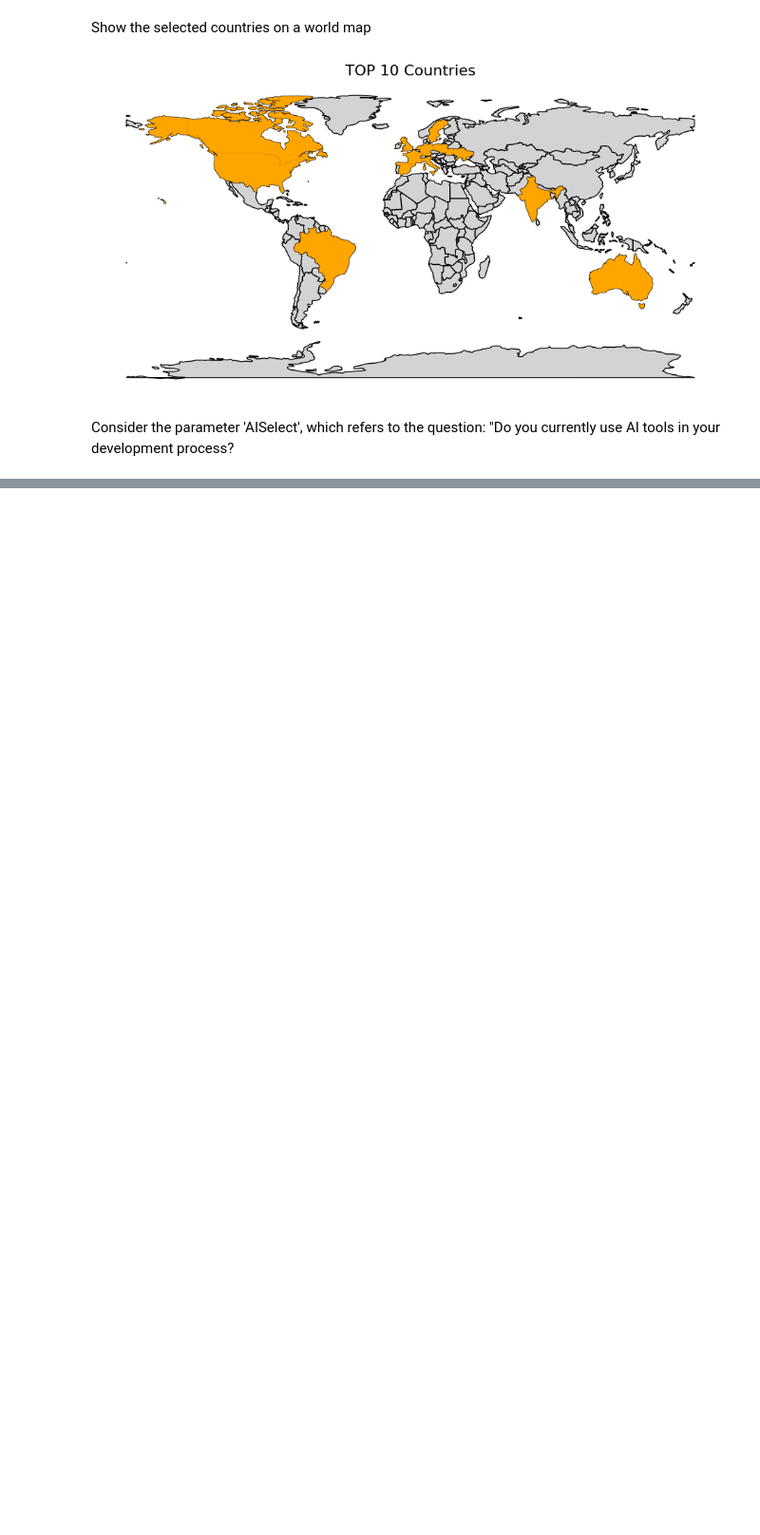
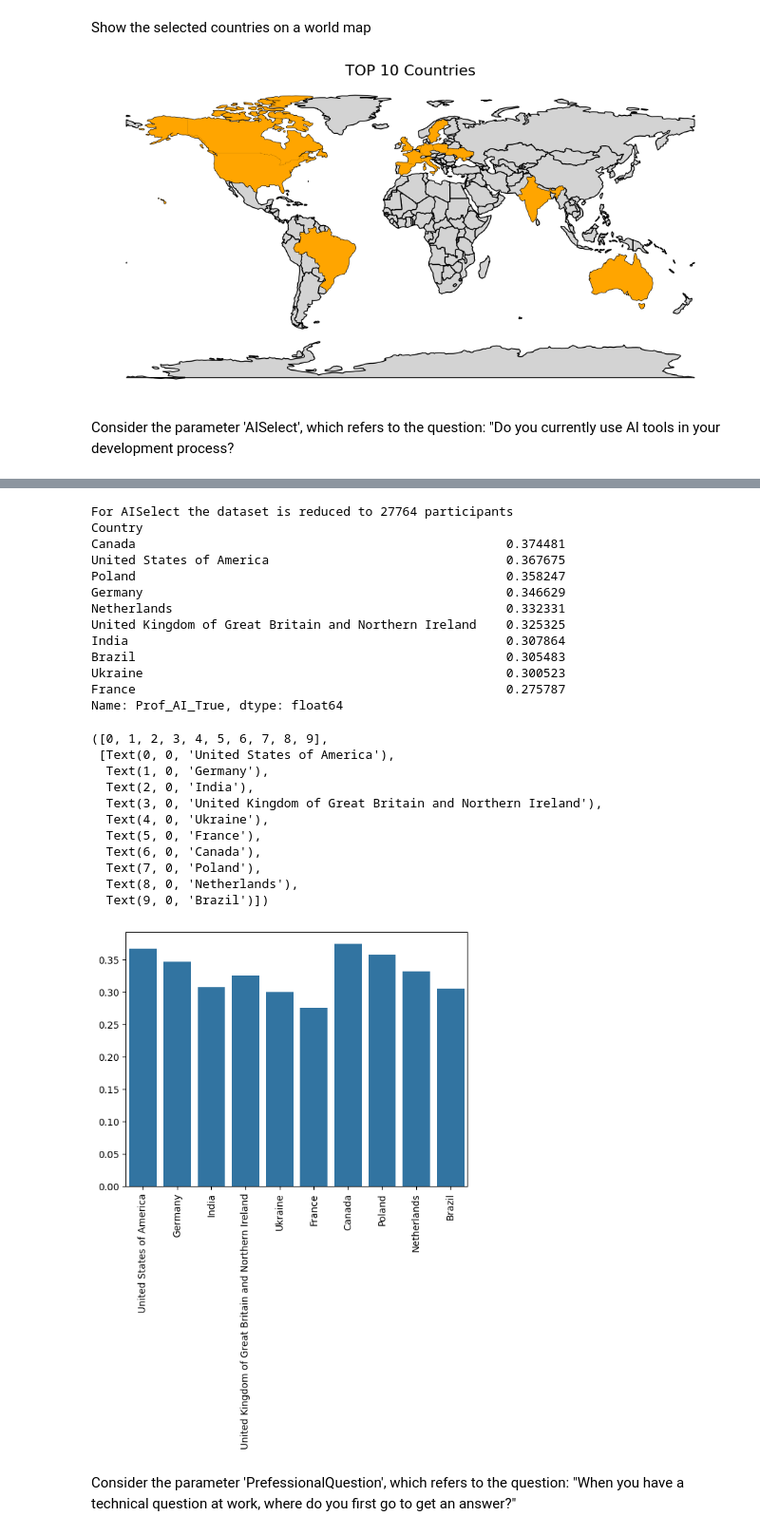
Before and after one commit to JuliaNBrucker/StackOverflow, a Jupyter notebook: StudyDataset.ipynb, the cells around one changed output, grey strips where cells are left out. Shown at 95% size. Drawn from its saved outputs; the diff is of its cells as text; code cells hidden in the pictures; blank space fills up the shorter version.

Commit message:
Add Abalysis ProfAI

```diff
--- a/StudyDataset.ipynb
+++ b/StudyDataset.ipynb
@@ -164,0 +209,44 @@ print(numeric_columns)
+# %%
+# closer look at the AI usage in Professional Tech in the top 10 countries
+subset_ProfessionalTech_AI = df[['Country','ProfessionalTech']].dropna(how='any')
+print("For ProfessionalTech_AIthe dataset is reduced to {} participants".format(len(subset_ProfessionalTech_AI)))
+
+subset_ProfessionalTech_AI_topx = subset_ProfessionalTech_AI.loc[subset_ProfessionalTech_AI['Country'].isin(considered_countries)].copy()
+subset_ProfessionalTech_AI_topx['ProfAI'] = subset_ProfessionalTech_AI_topx['ProfessionalTech'].apply(lambda x: 'AI-assisted technology tool' in x)
+subset_ProfessionalTech_AI_topx['ProfAI'].value_counts(normalize=True)
+
+subset_ProfessionalTech_AI_topx['Prof_AI_True'] = subset_ProfessionalTech_AI_topx['ProfAI'] == True
+result = subset_ProfessionalTech_AI_topx.groupby('Country')['Prof_AI_True'].mean().sort_values(ascending=False)
+print(result)
+
+values = [result[i] for i in considered_countries_order]
+sns.barplot(x=considered_countries_order, y=values)
+plt.xticks(rotation=90)
+# %% [output]
+For AISelect the dataset is reduced to 27764 participants
+Country
+Canada                                                  0.374481
+United States of America                                0.367675
+Poland                                                  0.358247
+Germany                                                 0.346629
+Netherlands                                             0.332331
+United Kingdom of Great Britain and Northern Ireland    0.325325
+India                                                   0.307864
+Brazil                                                  0.305483
+Ukraine                                                 0.300523
+France                                                  0.275787
+Name: Prof_AI_True, dtype: float64
+([0, 1, 2, 3, 4, 5, 6, 7, 8, 9],
+ [Text(0, 0, 'United States of America'),
+  Text(1, 0, 'Germany'),
+  Text(2, 0, 'India'),
+  Text(3, 0, 'United Kingdom of Great Britain and Northern Ireland'),
+  Text(4, 0, 'Ukraine'),
+  Text(5, 0, 'France'),
+  Text(6, 0, 'Canada'),
+  Text(7, 0, 'Poland'),
+  Text(8, 0, 'Netherlands'),
+  Text(9, 0, 'Brazil')])
+[figure, added]
+# %% [markdown]
+Consider the parameter 'PrefessionalQuestion', which refers to the question: "When you have a technical question at work, where do you first go to get an answer?"
```
Also changed, not shown: parts of 14 cells of this notebook.
